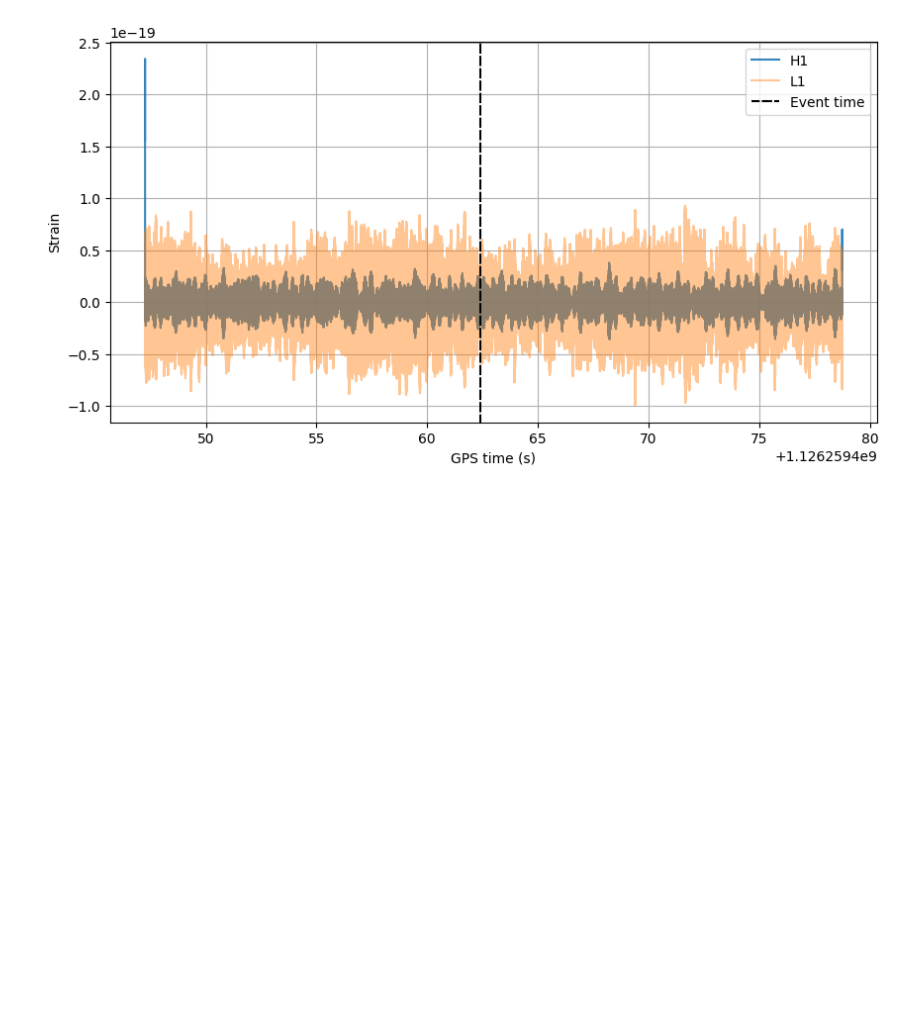
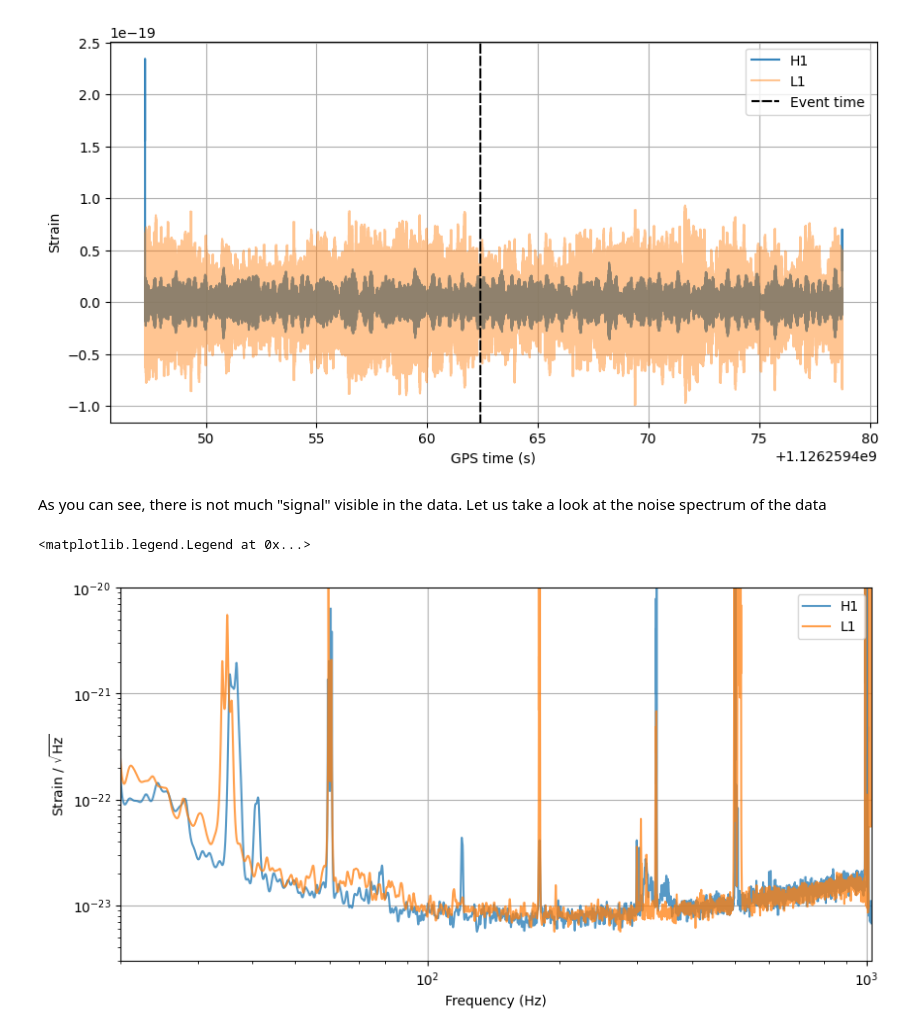
Before and after one commit to Naga203/nikhef, a Jupyter notebook: tutorial_notebooks/1_detection_and_preprocessing.ipynb, the cells around one changed output. Drawn from its saved outputs; the diff is of its cells as text; code cells hidden in the pictures; blank space fills up the shorter version.

```diff
--- a/tutorial_notebooks/1_detection_and_preprocessing.ipynb
+++ b/tutorial_notebooks/1_detection_and_preprocessing.ipynb
@@ -119,3 +120,39 @@ ax.legend()
 # %% [output]
 <matplotlib.legend.Legend at 0x...>
 [figure]
+# %% [markdown]
+As you can see, there is not much "signal" visible in the data. Let us take a look at the noise spectrum of the data
+# %%
+PSD = {}
+ASD = {}
+fig = plt.figure(figsize=[10, 5])
+ax = plt.gca()
+
+for ifo in ifos:
+    # Estimate the power spectral density of the data
+    # This chooses to use 2s samples in the PSD estimate.
+    # One should note that the tradeoff in segment length is that
+    # resolving narrow lines becomes more difficult.
+    p = data[ifo].psd(2)
+    p = psd.interpolate(p, data[ifo].delta_f)
+    p = psd.inverse_spectrum_truncation(p, int(2 * data[ifo].sample_rate),
+                                        low_frequency_cutoff=f_low)
+
+    # The noise is often shown in terms of the amplitude spectral density, which
+    # is the square root of the power spectral density
+    PSD[ifo] = p
+    ASD[ifo] = p**0.5
+
+    ax.plot(ASD[ifo].sample_frequencies, ASD[ifo], label=ifo, alpha=0.75)
+
+ax.set_yscale('log')
+ax.set_xscale('log')
+ax.set_ylim(3e-24, 1e-20)
+ax.set_xlim(20, 1024)
+ax.set_ylabel(r'Strain / $\sqrt{\mathrm{Hz}}$')
+ax.set_xlabel('Frequency (Hz)')
+ax.grid()
+ax.legend()
+# %% [output]
+<matplotlib.legend.Legend at 0x...>
+[figure, added]
```
Also changed, not shown: parts of 39 cells of this notebook.
